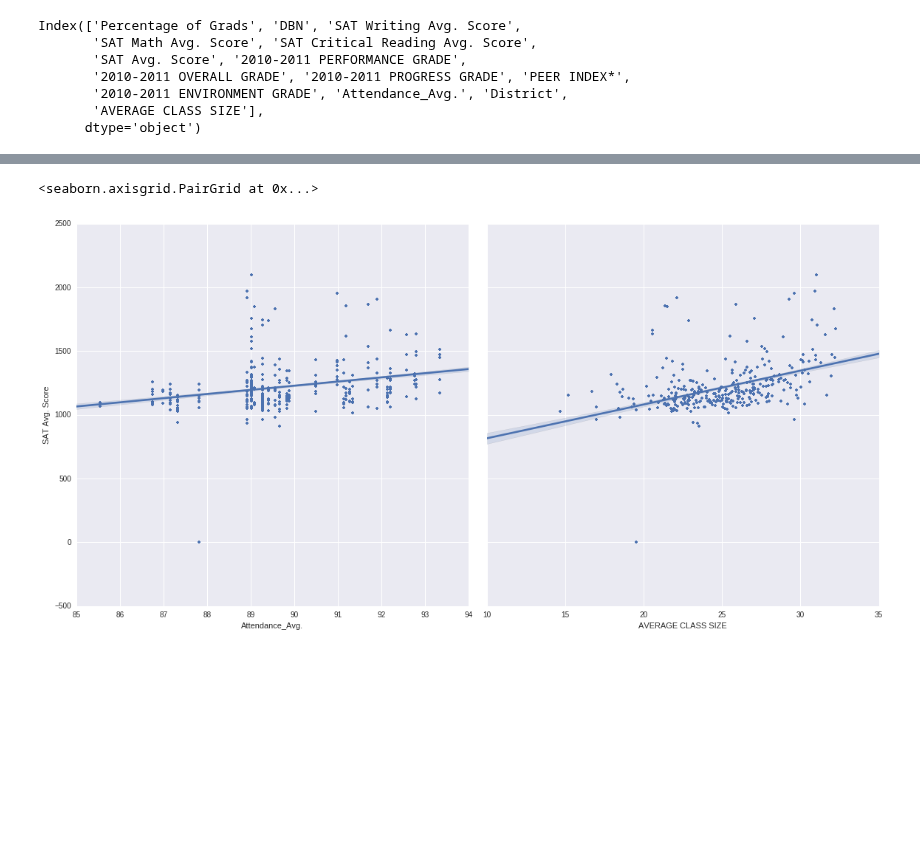
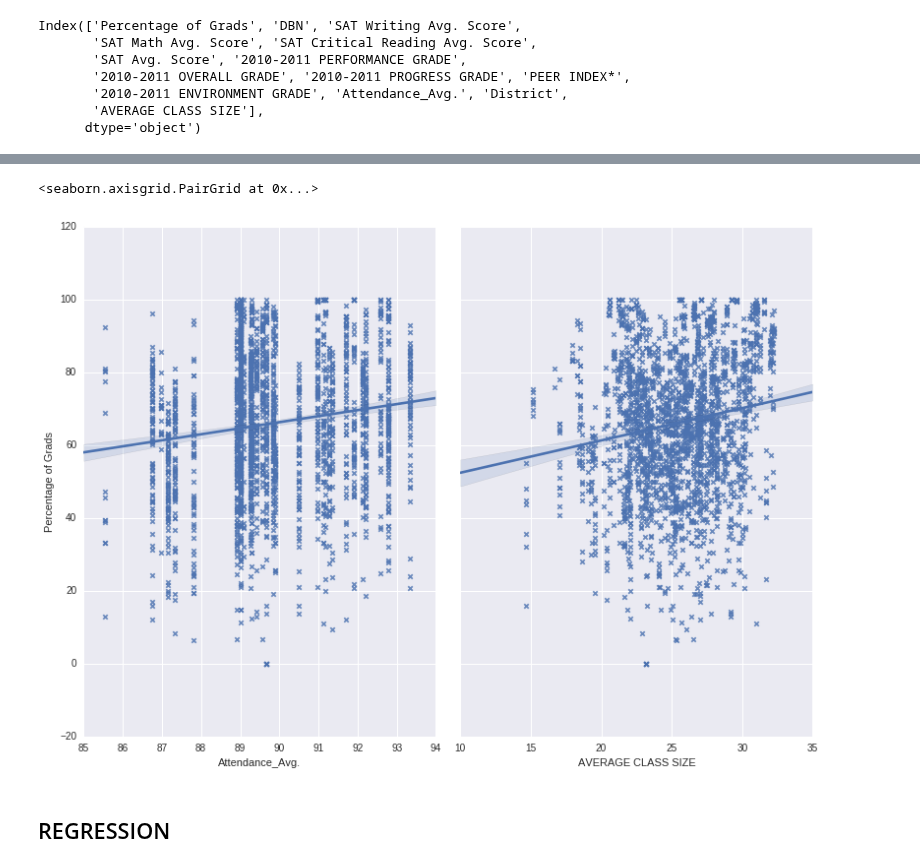
Before and after one commit to ckyko/CSC59970Project, a Jupyter notebook: NYC_high_school_Q2.ipynb, the cells around one changed output, grey strips where cells are left out. Drawn from its saved outputs; the diff is of its cells as text; code cells hidden in the pictures; blank space fills up the shorter version.

```diff
--- a/NYC_high_school_Q2.ipynb
+++ b/NYC_high_school_Q2.ipynb
@@ -211,11 +204,11 @@ District                            object
 AVERAGE CLASS SIZE                 float64
 dtype: object
 # %%
-grade_dict = {'A': 1,
-              'B': 2,
+grade_dict = {'A': 5,
+              'B': 4,
               'C': 3,
-              'D': 4,
-              'F': 5,}
+              'D': 2,
+              'F': 1,}
 comb_final = comb_final.replace(to_replace={'2010-2011 OVERALL GRADE': grade_dict, '2010-2011 PERFORMANCE GRADE': grade_dict,
        '2010-2011 OVERALL GRADE': grade_dict, '2010-2011 PROGRESS GRADE': grade_dict,
        '2010-2011 ENVIRONMENT GRADE': grade_dict})
@@ -267,8 +260,7 @@ sns.pairplot(comb_final, x_vars=['PEER INDEX*',
 # %%
 sns.pairplot(comb_final, x_vars=['Attendance_Avg.',
-       'AVERAGE CLASS SIZE'],
-             diag_kind="kde",markers = '+',
-             y_vars='SAT Avg. Score', size=8,  kind='reg')
+       'AVERAGE CLASS SIZE'],markers = 'x',
+             y_vars='Percentage of Grads', size=8, aspect = 0.7,  kind='reg')
 # %% [output]
 <seaborn.axisgrid.PairGrid at 0x...>
-[figure, old version]
+[figure, new version]
@@ -276,0 +267,2 @@ sns.pairplot(comb_final, x_vars=['Attendance_Avg.',
+# %% [markdown]
+## REGRESSION
```
Also changed, not shown: parts of 6 cells of this notebook.
